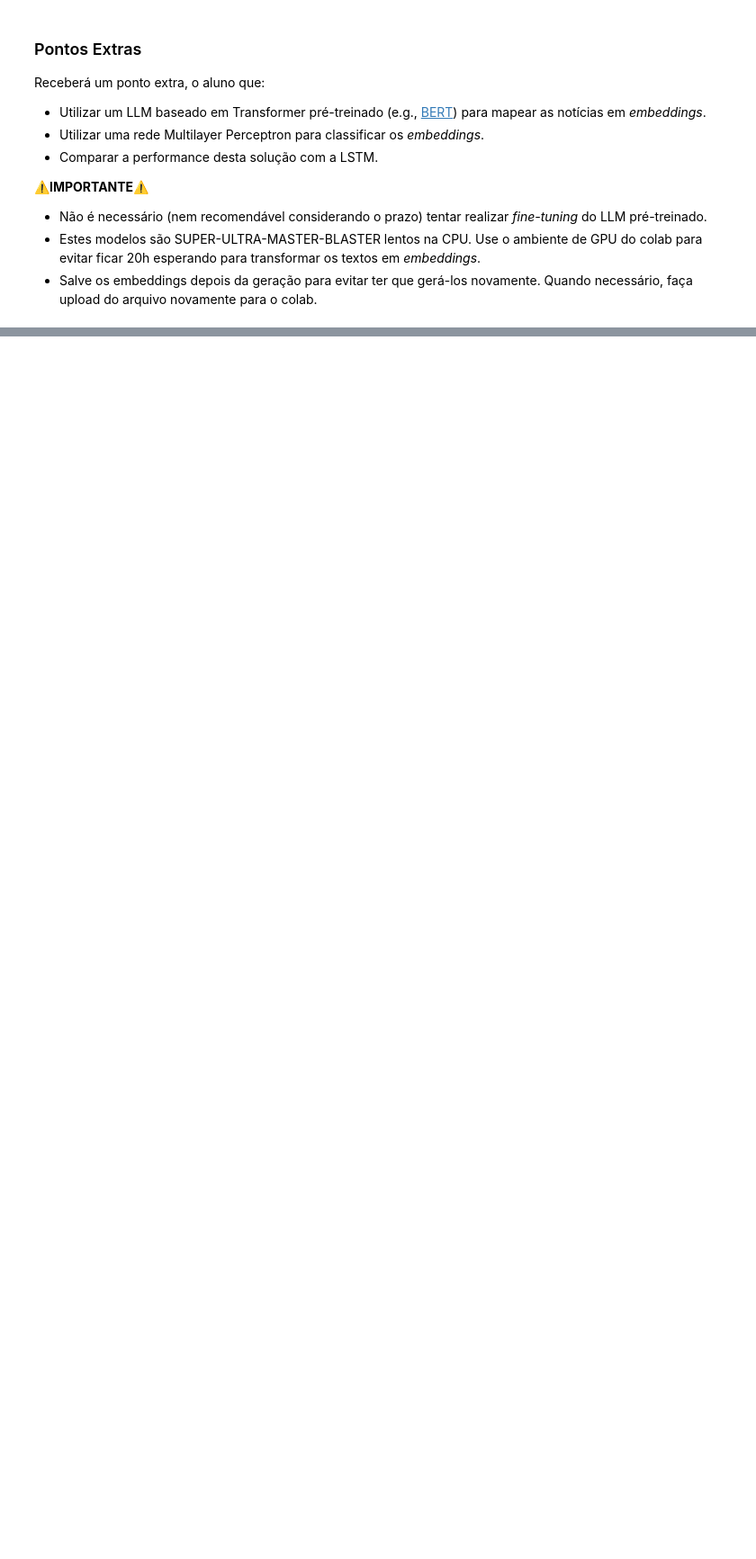
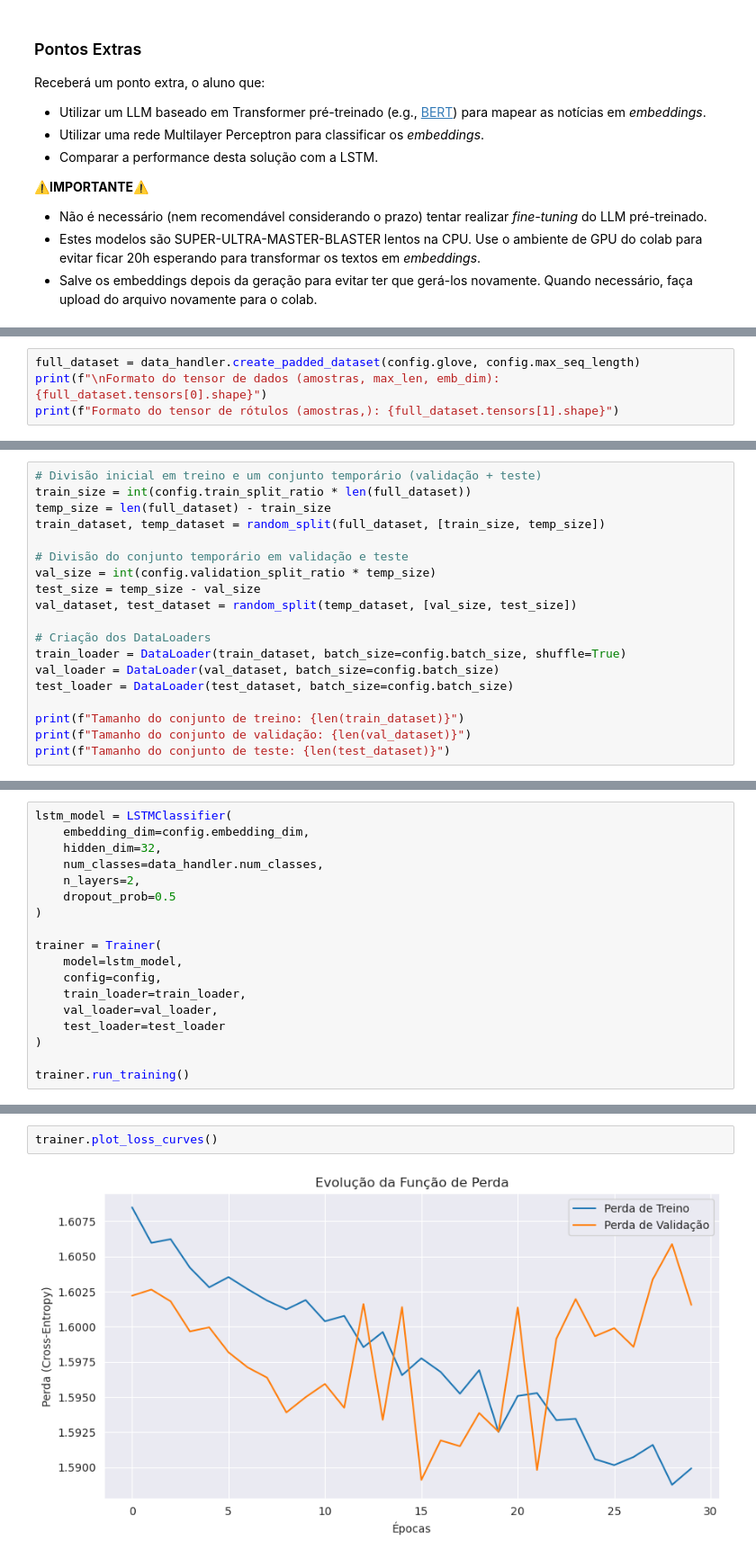
Before and after one commit to hygo2025/rna, a Jupyter notebook: src/trabalhos/03/T3_lstm.ipynb, the cells around one changed output, grey strips where cells are left out. Shown: that part at 90% size. Drawn from its saved outputs; the diff is of its cells as text; blank space fills up the shorter version.

```diff
--- a/src/trabalhos/03/T3_lstm.ipynb
+++ b/src/trabalhos/03/T3_lstm.ipynb
@@ -44,0 +205,4 @@ Receberá um ponto extra, o aluno que:
+# %%
+full_dataset = data_handler.create_padded_dataset(config.glove, config.max_seq_length)
+print(f"\nFormato do tensor de dados (amostras, max_len, emb_dim): {full_dataset.tensors[0].shape}")
+print(f"Formato do tensor de rótulos (amostras,): {full_dataset.tensors[1].shape}")
@@ -44,0 +213,19 @@ Receberá um ponto extra, o aluno que:
+# %%
+# Divisão inicial em treino e um conjunto temporário (validação + teste)
+train_size = int(config.train_split_ratio * len(full_dataset))
+temp_size = len(full_dataset) - train_size
+train_dataset, temp_dataset = random_split(full_dataset, [train_size, temp_size])
+
+# Divisão do conjunto temporário em validação e teste
+val_size = int(config.validation_split_ratio * temp_size)
+test_size = temp_size - val_size
+val_dataset, test_dataset = random_split(temp_dataset, [val_size, test_size])
+
+# Criação dos DataLoaders
+train_loader = DataLoader(train_dataset, batch_size=config.batch_size, shuffle=True)
+val_loader = DataLoader(val_dataset, batch_size=config.batch_size)
+test_loader = DataLoader(test_dataset, batch_size=config.batch_size)
+
+print(f"Tamanho do conjunto de treino: {len(train_dataset)}")
+print(f"Tamanho do conjunto de validação: {len(val_dataset)}")
+print(f"Tamanho do conjunto de teste: {len(test_dataset)}")
@@ -44,0 +390,18 @@ Receberá um ponto extra, o aluno que:
+# %%
+lstm_model = LSTMClassifier(
+    embedding_dim=config.embedding_dim,
+    hidden_dim=32,
+    num_classes=data_handler.num_classes,
+    n_layers=2,
+    dropout_prob=0.5
+)
+
+trainer = Trainer(
+    model=lstm_model,
+    config=config,
+    train_loader=train_loader,
+    val_loader=val_loader,
+    test_loader=test_loader
+)
+
+trainer.run_training()
@@ -44,0 +431,4 @@ Receberá um ponto extra, o aluno que:
+# %%
+trainer.plot_loss_curves()
+# %% [output]
+[figure, added]
```
Also changed, not shown: parts of 22 cells of this notebook, 5 other files.
